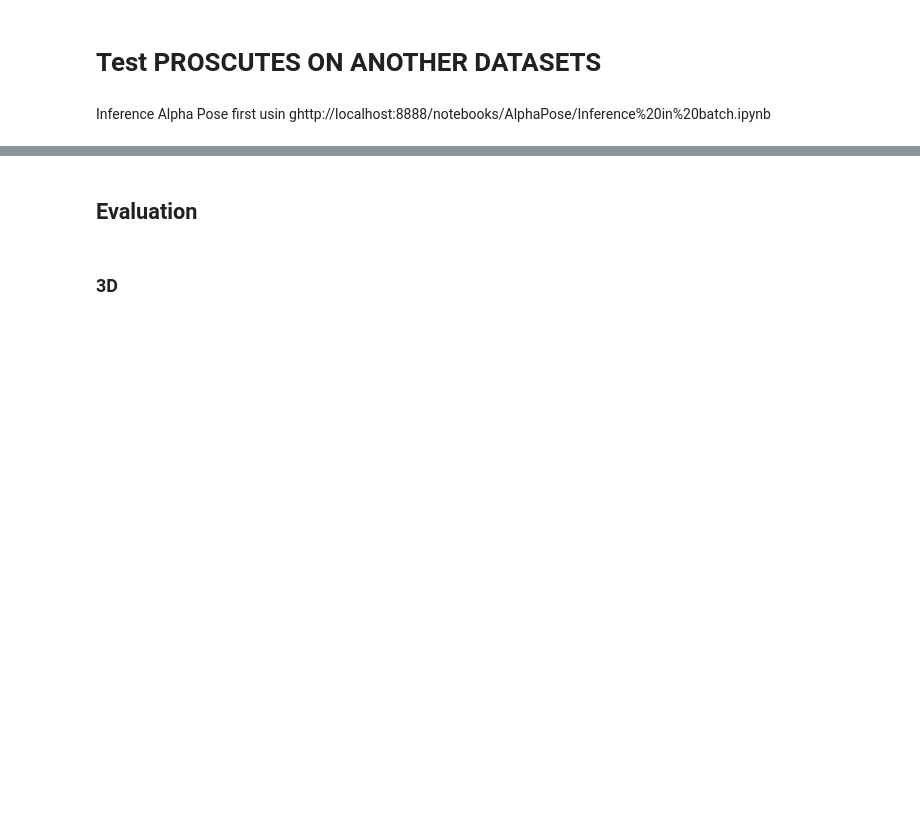
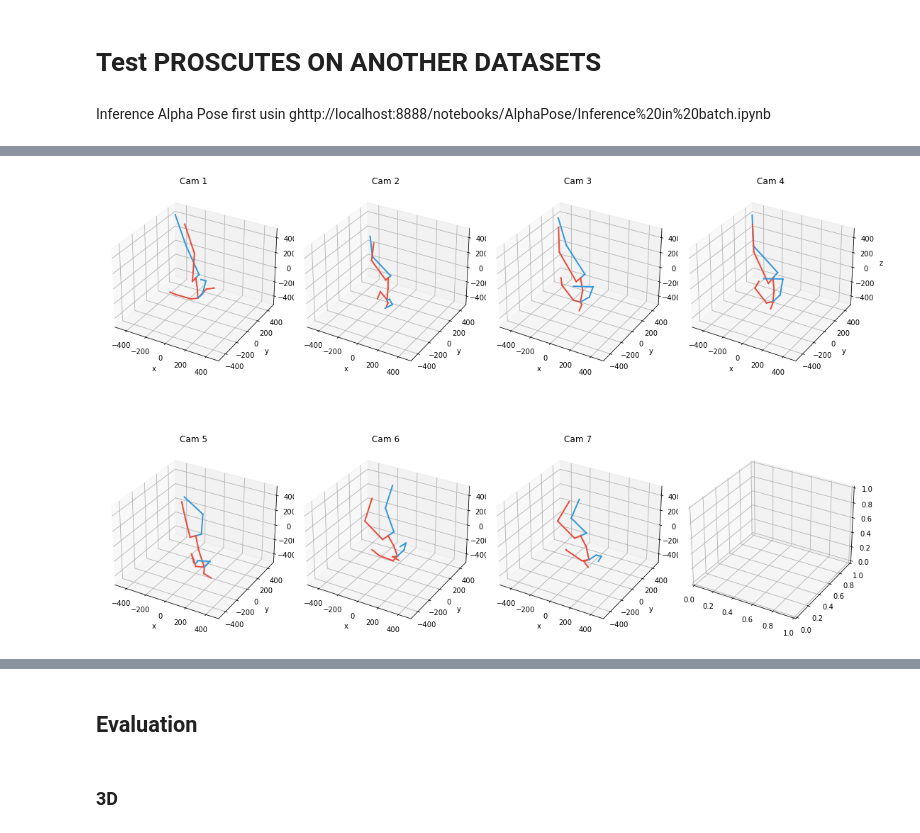
Before and after one commit to alexivaner/3d_pose_baseline_pytorch_Alpha_Pose, a Jupyter notebook: src/Full Experiment.ipynb, the cells around one changed output, grey strips where cells are left out. Drawn from its saved outputs; the diff is of its cells as text; code cells hidden in the pictures; blank space fills up the shorter version.

Commit message:
Add recenter 3D Transformed skeleton to hip

```diff
--- a/src/Full Experiment.ipynb
+++ b/src/Full Experiment.ipynb
@@ -2262,3 +2287,7 @@ view_3D_Multicam(transformed_3D,index_frame)
+# %%
+view_3D_Multicam(transformed_3D_centered,index_frame)
+# %% [output]
+[figure, added]
 # %%
 #Visualize 2D Transformation
 view_2D_Multicam(transformed_2D,index_frame)
```
Also changed, not shown: parts of 17 cells of this notebook, 5 other files.
